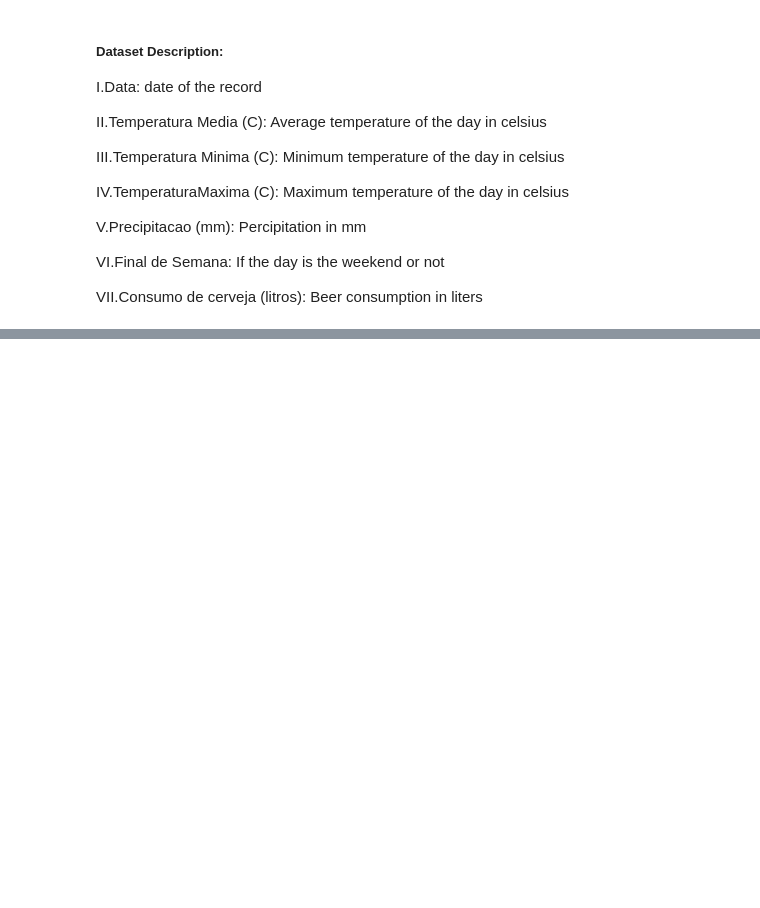
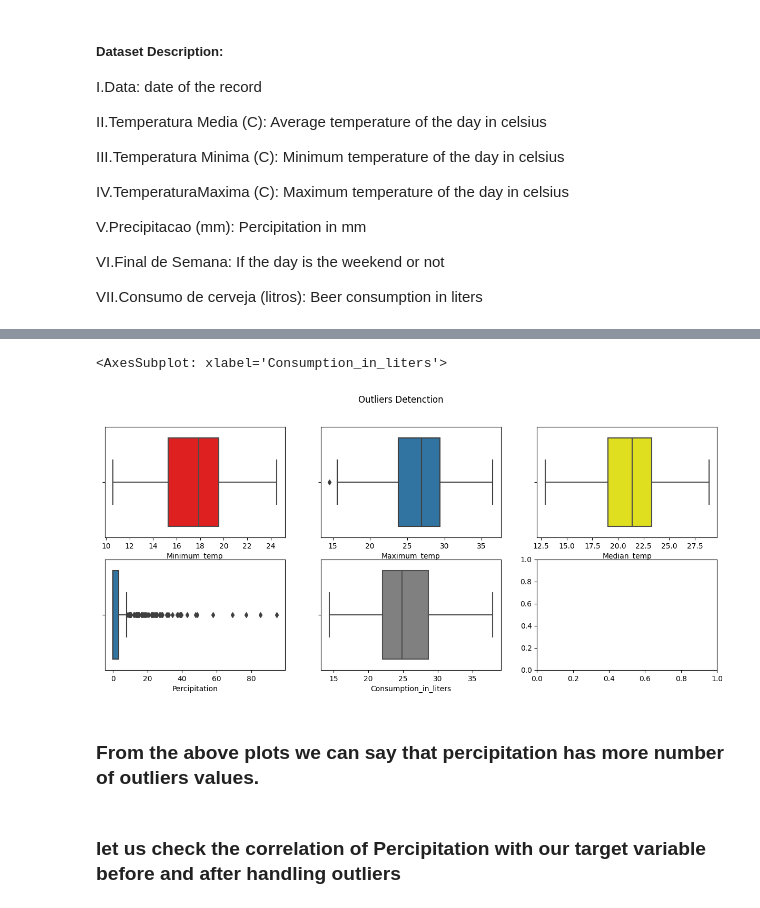
Before and after one commit to Shivam-Shane/Learnerhub, a Jupyter notebook: IPYTHON/Assignment 4.ipynb, the cells around one changed output, grey strips where cells are left out. Cells and saved outputs as stored; diff of their text form; code cells hidden in the pictures; blank space fills up the shorter version.

```diff
--- a/IPYTHON/Assignment 4.ipynb
+++ b/IPYTHON/Assignment 4.ipynb
@@ -73,0 +128,3 @@ data.rename(columns={'Data':'Date','Temperatura Media (C)':'Median_temp','Temper
+# %%
+data.set_index(data['Date'],inplace=True)
+data
@@ -73,0 +146,2 @@ data.rename(columns={'Data':'Date','Temperatura Media (C)':'Median_temp','Temper
+# %%
+data['Date']=pd.to_datetime(data['Date'])
@@ -73,0 +167,4 @@ data.rename(columns={'Data':'Date','Temperatura Media (C)':'Median_temp','Temper
+# %%
+data['Day_of_the_week']=data['Date'].dt.day_name()
+data['Month_name']=data['Date'].dt.month_name()
+data.drop('Date',inplace=True,axis=1)
@@ -73,0 +181,7 @@ data.rename(columns={'Data':'Date','Temperatura Media (C)':'Median_temp','Temper
+# %%
+num_coloumn=['Median_temp','Minimum_temp','Maximum_temp','Percipitation']
+
+for i in range(len(num_coloumn)):
+    data[num_coloumn[i]]=data[num_coloumn[i]].str.replace(",",'.')
+    data[num_coloumn[i]]=pd.to_numeric(data[num_coloumn[i]])
+data.head()
@@ -73,0 +238,15 @@ data.rename(columns={'Data':'Date','Temperatura Media (C)':'Median_temp','Temper
+# %%
+fig,axs=mp.subplots(2,3,figsize=(15,6))
+fig.suptitle("Outliers Detenction")
+sns.boxplot(ax=axs[0,0],x=data['Minimum_temp'],color='red')
+sns.boxplot(ax=axs[0,1],x=data['Maximum_temp'])
+sns.boxplot(ax=axs[0,2],x=data['Median_temp'],color='yellow')
+sns.boxplot(ax=axs[1,0],x=data['Percipitation'])
+sns.boxplot(ax=axs[1,1],x=data['Consumption_in_liters'],color='grey')
+# %% [output]
+<AxesSubplot: xlabel='Consumption_in_liters'>
+[figure, added]
+# %% [markdown]
+### From the above plots we can say that percipitation has more number of outliers values.
+# %% [markdown]
+### let us check the correlation of Percipitation with our target variable before and after handling outliers
```
Also changed, not shown: parts of 37 cells of this notebook, 1 other file.
